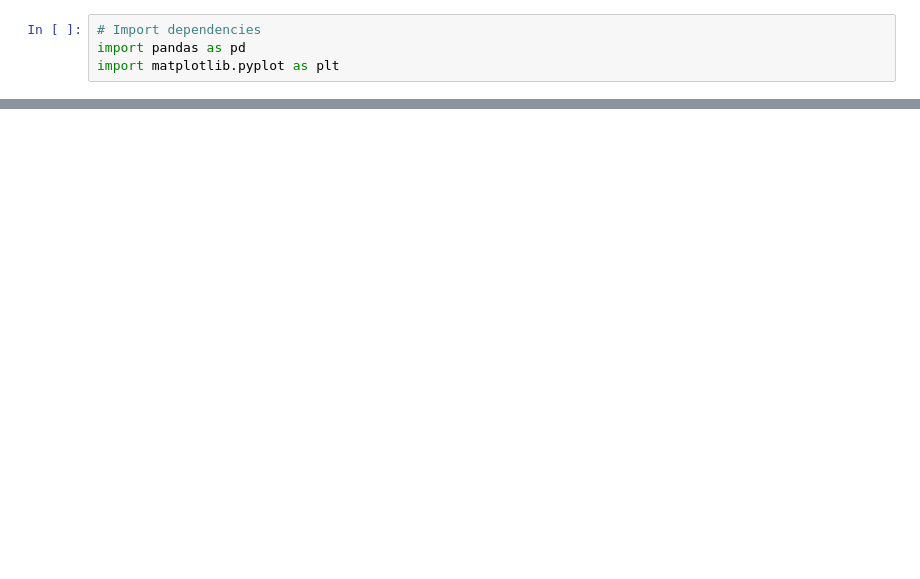
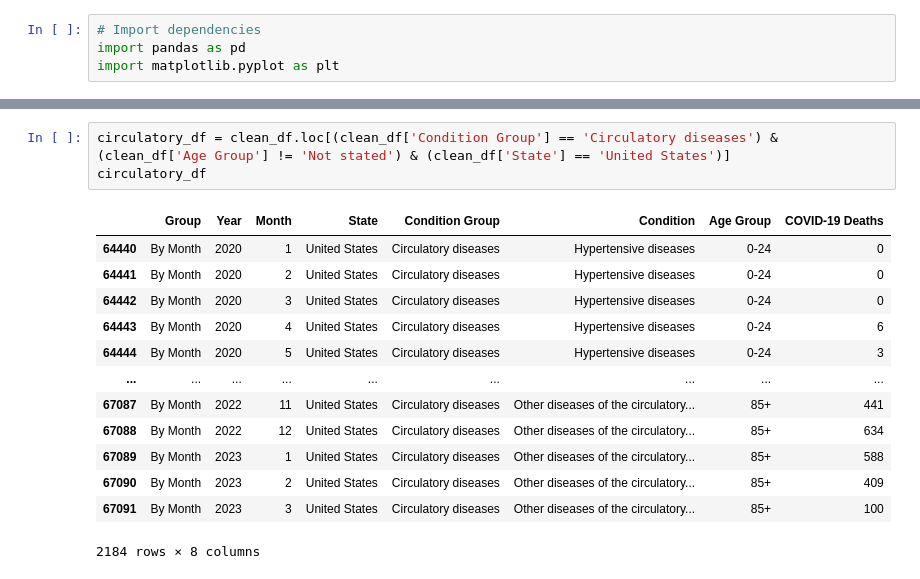
Before and after one commit to willbang548/Group_1, a Jupyter notebook: main.ipynb, the cells around one changed output, grey strips where cells are left out. Saved outputs shown, nothing was run; the diff lists cells and outputs as text; blank space fills up the shorter version.

```diff
--- a/main.ipynb
+++ b/main.ipynb
@@ -33,0 +107,17 @@ clean_df.head()
+# %%
+circulatory_df = clean_df.loc[(clean_df['Condition Group'] == 'Circulatory diseases') & (clean_df['Age Group'] != 'Not stated') & (clean_df['State'] == 'United States')]
+circulatory_df
+# %% [output]
+|  | Group | Year | Month | State | Condition Group | Condition | Age Group | COVID-19 Deaths |
+| 64440 | By Month | 2020 | 1 | United States | Circulatory diseases | Hypertensive diseases | 0-24 | 0 |
+| 64441 | By Month | 2020 | 2 | United States | Circulatory diseases | Hypertensive diseases | 0-24 | 0 |
+| 64442 | By Month | 2020 | 3 | United States | Circulatory diseases | Hypertensive diseases | 0-24 | 0 |
+| 64443 | By Month | 2020 | 4 | United States | Circulatory diseases | Hypertensive diseases | 0-24 | 6 |
+| 64444 | By Month | 2020 | 5 | United States | Circulatory diseases | Hypertensive diseases | 0-24 | 3 |
+| ... | ... | ... | ... | ... | ... | ... | ... | ... |
+| 67087 | By Month | 2022 | 11 | United States | Circulatory diseases | Other diseases of the circulatory... | 85+ | 441 |
+| 67088 | By Month | 2022 | 12 | United States | Circulatory diseases | Other diseases of the circulatory... | 85+ | 634 |
+| 67089 | By Month | 2023 | 1 | United States | Circulatory diseases | Other diseases of the circulatory... | 85+ | 588 |
+| 67090 | By Month | 2023 | 2 | United States | Circulatory diseases | Other diseases of the circulatory... | 85+ | 409 |
+| 67091 | By Month | 2023 | 3 | United States | Circulatory diseases | Other diseases of the circulatory... | 85+ | 100 |
+2184 rows × 8 columns
```
Also changed, not shown: parts of 13 cells of this notebook.
